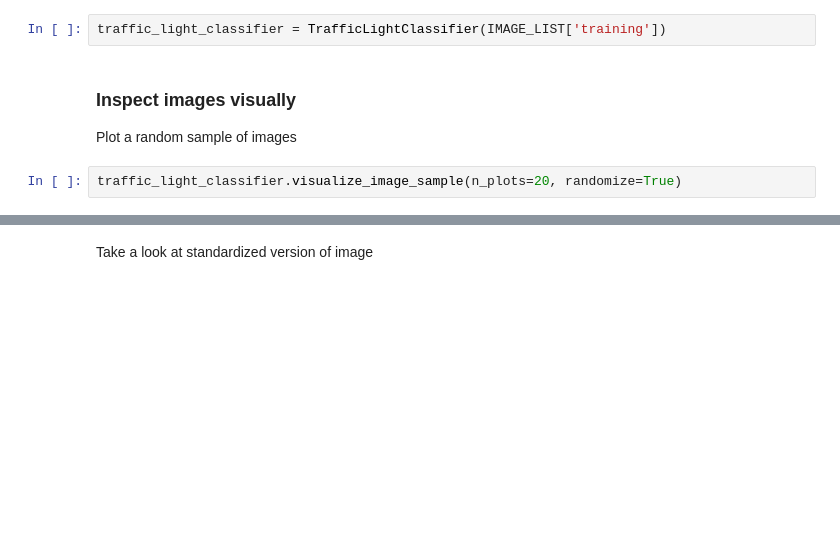
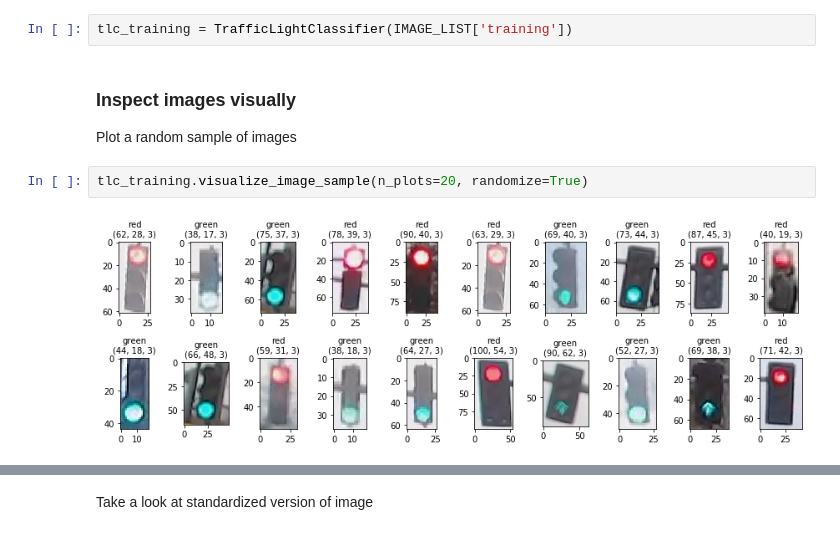
Before and after one commit to willhunt/traffic_light_classifier, a Jupyter notebook: notebook_traffic_light_classifier.ipynb, the cells around one changed output, grey strips where cells are left out. Drawn from its saved outputs; the diff is of its cells as text; blank space fills up the shorter version.

```diff
--- a/notebook_traffic_light_classifier.ipynb
+++ b/notebook_traffic_light_classifier.ipynb
@@ -53,11 +53,13 @@ Loaded 297 images from test set
 # %% [markdown]
 ### Initialise classifier class
 # %%
-traffic_light_classifier = TrafficLightClassifier(IMAGE_LIST['training'])
+tlc_training = TrafficLightClassifier(IMAGE_LIST['training'])
 # %% [markdown]
 ### Inspect images visually
 Plot a random sample of images
 # %%
-traffic_light_classifier.visualize_image_sample(n_plots=20, randomize=True)
+tlc_training.visualize_image_sample(n_plots=20, randomize=True)
+# %% [output]
+[figure, added]
 # %%
 image_index = 0
```
Also changed, not shown: parts of 13 cells of this notebook, 4 other files.
